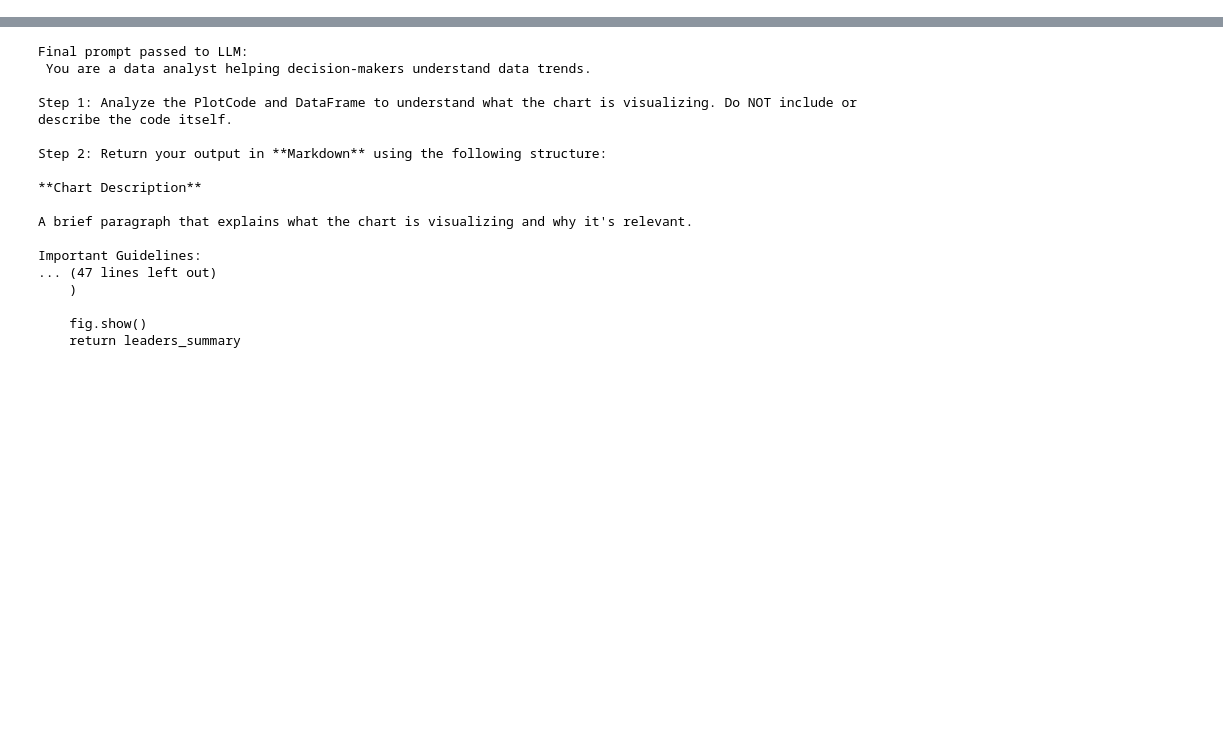
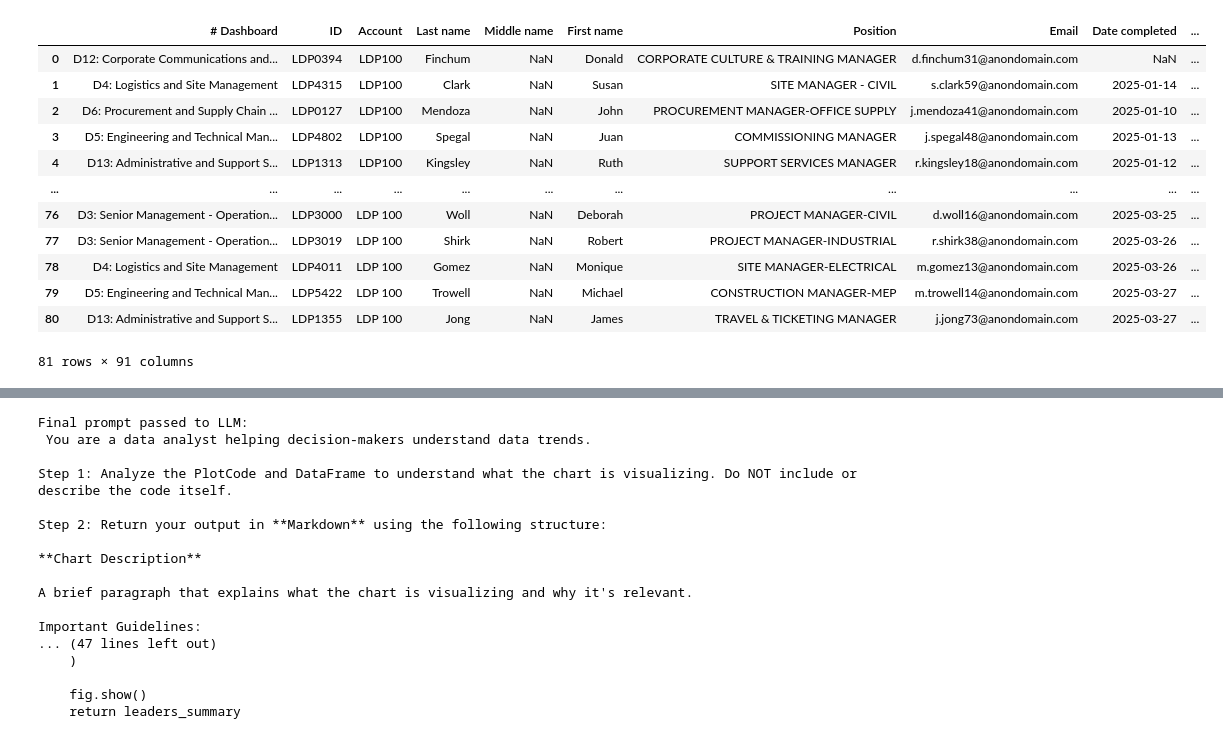
Before and after one commit to Omarharradi/ML_FINAL, a Jupyter notebook: tests.ipynb, the cells around one changed output, grey strips where cells are left out. Cells and saved outputs as stored; diff of their text form; code cells hidden in the pictures; blank space fills up the shorter version.

```diff
--- a/tests.ipynb
+++ b/tests.ipynb
@@ -421,0 +428,16 @@ a=build_donut_chart(lis_data)
+# %%
+df
+# %% [output]
+|  | # Dashboard | ID | Account | Last name | Middle name | First name | Position | Email | Date completed | ... |
+| 0 | D12: Corporate Communications and... | LDP0394 | LDP100 | Finchum | NaN | Donald | CORPORATE CULTURE & TRAINING MANAGER | d.finchum31@anondomain.com | NaN | ... |
+| 1 | D4: Logistics and Site Management | LDP4315 | LDP100 | Clark | NaN | Susan | SITE MANAGER - CIVIL | s.clark59@anondomain.com | 2025-01-14 | ... |
+| 2 | D6: Procurement and Supply Chain ... | LDP0127 | LDP100 | Mendoza | NaN | John | PROCUREMENT MANAGER-OFFICE SUPPLY | j.mendoza41@anondomain.com | 2025-01-10 | ... |
+| 3 | D5: Engineering and Technical Man... | LDP4802 | LDP100 | Spegal | NaN | Juan | COMMISSIONING MANAGER | j.spegal48@anondomain.com | 2025-01-13 | ... |
+| 4 | D13: Administrative and Support S... | LDP1313 | LDP100 | Kingsley | NaN | Ruth | SUPPORT SERVICES MANAGER | r.kingsley18@anondomain.com | 2025-01-12 | ... |
+| ... | ... | ... | ... | ... | ... | ... | ... | ... | ... | ... |
+| 76 | D3: Senior Management - Operation... | LDP3000 | LDP 100 | Woll | NaN | Deborah | PROJECT MANAGER-CIVIL | d.woll16@anondomain.com | 2025-03-25 | ... |
+| 77 | D3: Senior Management - Operation... | LDP3019 | LDP 100 | Shirk | NaN | Robert | PROJECT MANAGER-INDUSTRIAL | r.shirk38@anondomain.com | 2025-03-26 | ... |
+| 78 | D4: Logistics and Site Management | LDP4011 | LDP 100 | Gomez | NaN | Monique | SITE MANAGER-ELECTRICAL | m.gomez13@anondomain.com | 2025-03-26 | ... |
+| 79 | D5: Engineering and Technical Man... | LDP5422 | LDP 100 | Trowell | NaN | Michael | CONSTRUCTION MANAGER-MEP | m.trowell14@anondomain.com | 2025-03-27 | ... |
+| 80 | D13: Administrative and Support S... | LDP1355 | LDP 100 | Jong | NaN | James | TRAVEL & TICKETING MANAGER | j.jong73@anondomain.com | 2025-03-27 | ... |
+81 rows × 91 columns
```
Also changed, not shown: parts of 6 cells of this notebook, 3 other files.
